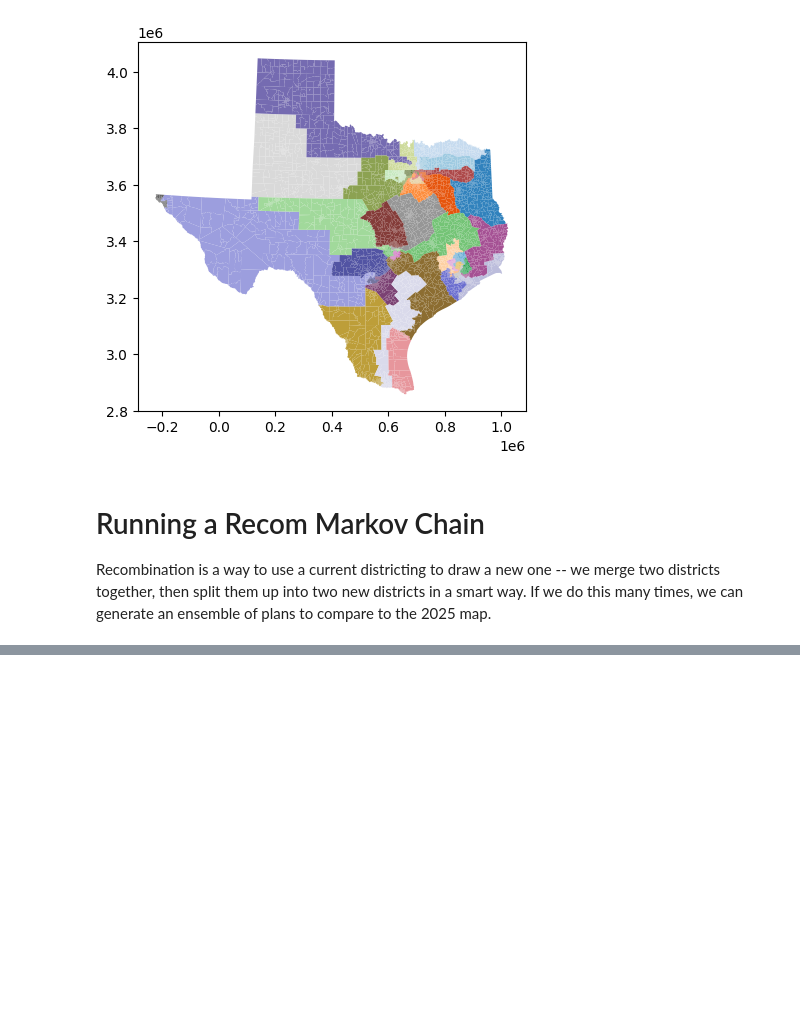
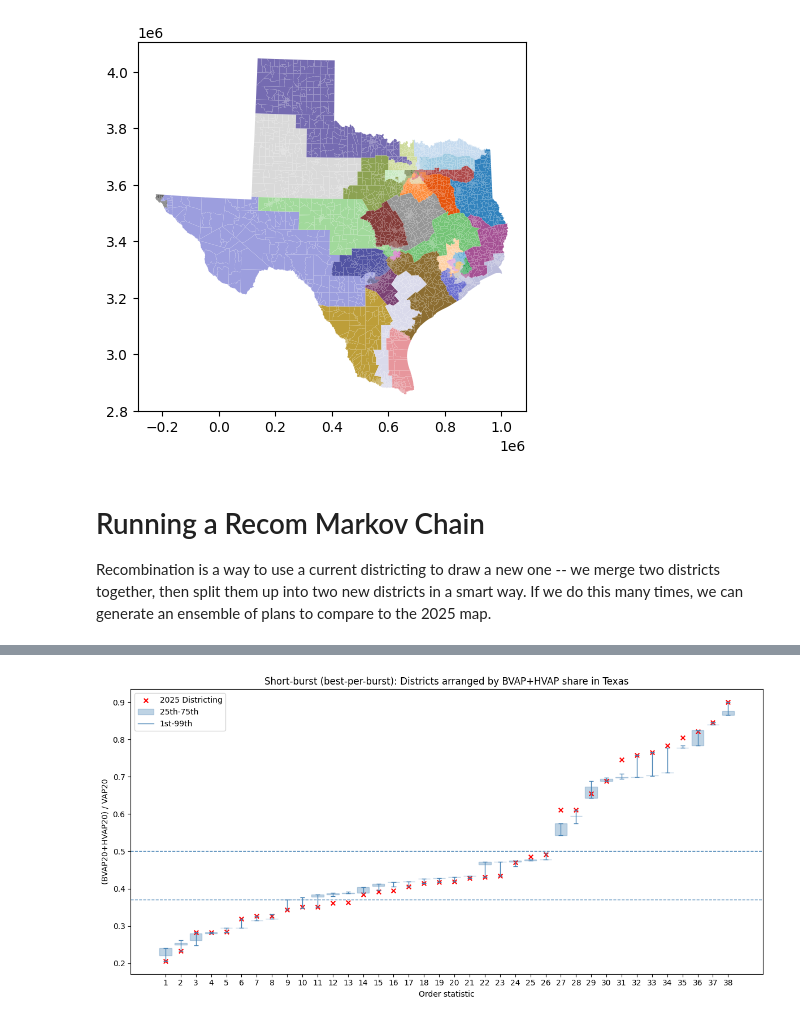
Before and after one commit to EdouardHeitzmann/texas_gerrychain_demo, a Jupyter notebook: texas_gerrychain_demo.ipynb, the cells around one changed output, grey strips where cells are left out. Cells and saved outputs as stored; diff of their text form; code cells hidden in the pictures; blank space fills up the shorter version.

```diff
--- a/texas_gerrychain_demo.ipynb
+++ b/texas_gerrychain_demo.ipynb
@@ -328,0 +433,96 @@ last_partition
+# %%
+import numpy as np
+import matplotlib.pyplot as plt
+from matplotlib.lines import Line2D
+
+# Build assignments list from the best plan of each burst
+short_burst_assignments = [p.assignment for p in best_parts_per_burst]
+
+# Parts are 1-indexed in this dataset
+n_parts = len(tx_partition)
+parts_list = list(range(1, n_parts + 1))
+
+
+def plot_order_stat_bars(assignments, num_col, denom_col, title, ylabel, ref_line=None):
+    ratios_per_assignment = []
+    for assignment in assignments:
+        part_sums = {part: [0.0, 0.0] for part in parts_list}
+        for node, part in assignment.mapping.items():
+            data = modified_tx_graph.nodes[node]
+            num = (data.get("BVAP20", 0) or 0) + (data.get("HVAP20", 0) or 0) if num_col == "BVAP20_PLUS_HVAP20" else (data.get(num_col, 0) or 0)
+            den = data.get(denom_col, 0) or 0
+            part_sums[part][0] += num
+            part_sums[part][1] += den
+
+        ratios = []
+        for num, den in part_sums.values():
+            ratios.append(num / den if den else np.nan)
+
+        ratios = np.array(ratios, dtype=float)
+        ratios = np.sort(ratios)
+        ratios_per_assignment.append(ratios)
+
+    ratios_matrix = np.vstack(ratios_per_assignment)
+
+    q01 = np.nanpercentile(ratios_matrix, 1, axis=0)
+    q25 = np.nanpercentile(ratios_matrix, 25, axis=0)
+    q75 = np.nanpercentile(ratios_matrix, 75, axis=0)
+    q99 = np.nanpercentile(ratios_matrix, 99, axis=0)
+
+    x = np.arange(1, ratios_matrix.shape[1] + 1)
+
+    # Initial partition ratios for overlay
+    init_sums = {part: [0.0, 0.0] for part in parts_list}
+    for node, part in tx_partition.assignment.mapping.items():
+        data = modified_tx_graph.nodes[node]
+        num = (data.get("BVAP20", 0) or 0) + (data.get("HVAP20", 0) or 0) if num_col == "BVAP20_PLUS_HVAP20" else (data.get(num_col, 0) or 0)
+        den = data.get(denom_col, 0) or 0
+        init_sums[part][0] += num
+        init_sums[part][1] += den
+
+    init_ratios = []
+    for num, den in init_sums.values():
+        init_ratios.append(num / den if den else np.nan)
+    init_ratios = np.sort(np.array(init_ratios, dtype=float))
+
+    plt.figure(figsize=(12, 6))
+
+    bar_heights = q75 - q25
+    plt.bar(x, bar_heights, bottom=q25, width=0.8, alpha=0.35, color="steelblue", edgecolor="steelblue", label="25th-75th")
+
+    for xi, lo, hi in zip(x, q01, q99):
+        plt.vlines(xi, lo, hi, colors="steelblue", linewidth=1)
+        plt.hlines([lo, hi], xi - 0.15, xi + 0.15, colors="steelblue", linewidth=1)
+
+    plt.scatter(x, init_ratios, color="red", marker="x", s=30, label="2025 Districting")
+
+    if ref_line is not None:
+        plt.axhline(ref_line, color="steelblue", linestyle="--", linewidth=1)
+    plt.axhline(0.5, color="steelblue", linestyle="--", linewidth=1)
+    plt.xticks(x)
+
+    plt.xlabel("Order statistic")
+    plt.ylabel(ylabel)
+    plt.title(title)
+
+    whisker_handle = Line2D([0], [0], color="steelblue", linewidth=1, label="1st-99th")
+    handles, labels = plt.gca().get_legend_handles_labels()
+    handles.append(whisker_handle)
+    labels.append("1st-99th")
+    plt.legend(handles, labels)
+
+    plt.tight_layout()
+    plt.show()
+
+
+# B/V over best-of-burst chain
+plot_order_stat_bars(
+    short_burst_assignments,
+    num_col="BVAP20_PLUS_HVAP20",
+    denom_col="VAP20",
+    title="Short-burst (best-per-burst): Districts arranged by BVAP+HVAP share in Texas",
+    ylabel="(BVAP20+HVAP20) / VAP20",
+    ref_line=0.37,
+)
+# %% [output]
+[figure, added]
```
Also changed, not shown: parts of 15 cells of this notebook.
